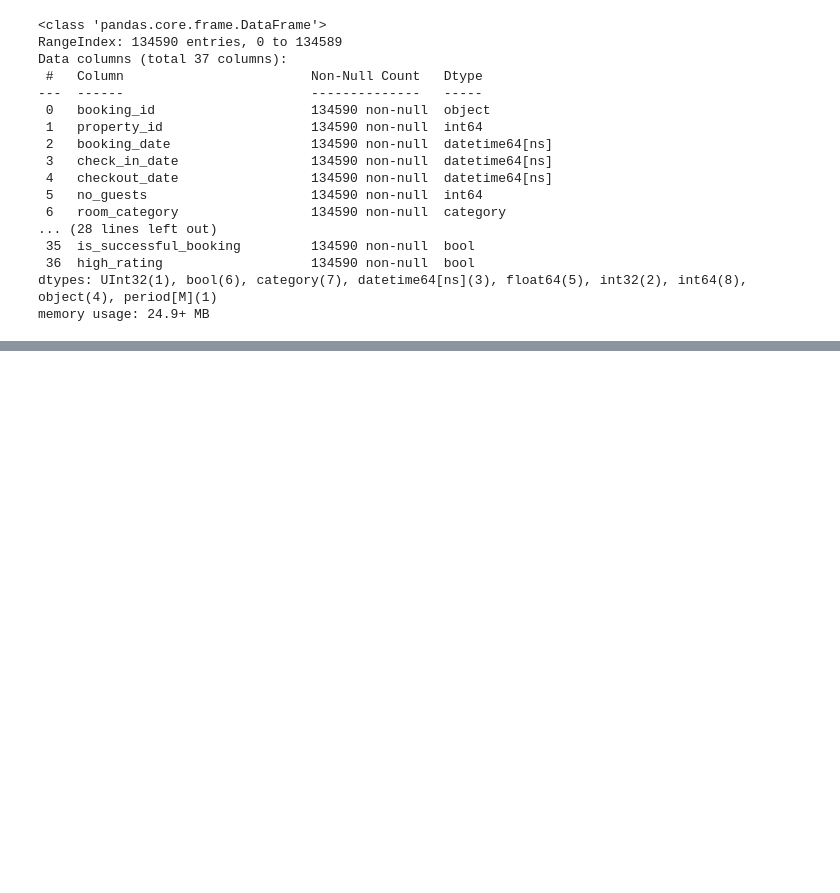
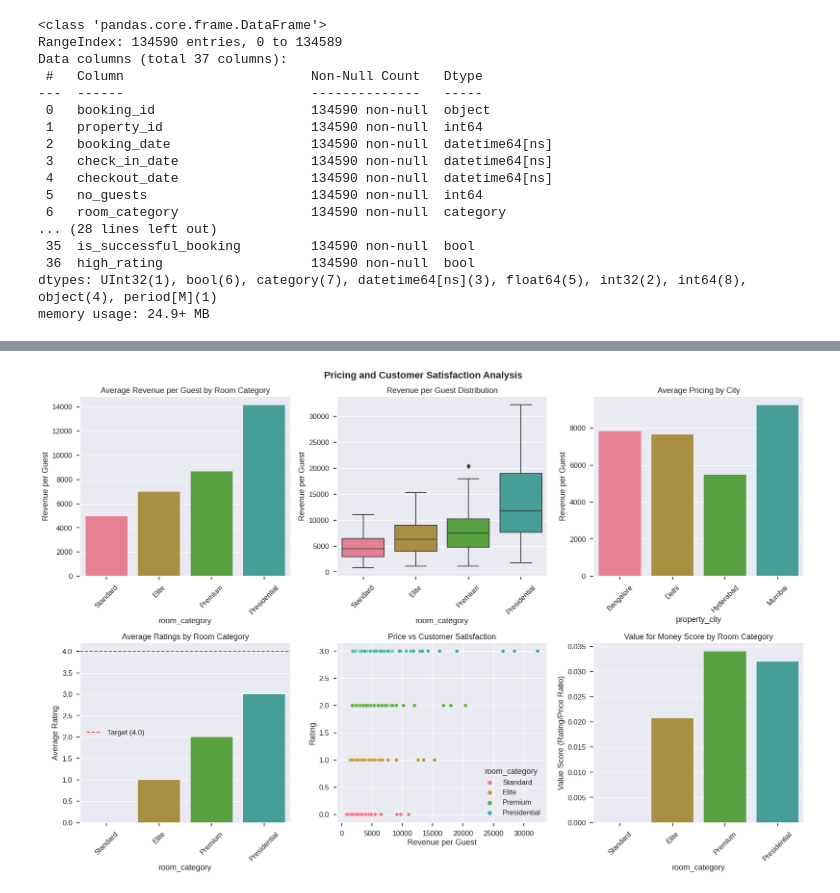
Before and after one commit to VeryVarg/C-A_IITG-Optimising-Revenue, a Jupyter notebook: c-a-iitg-optimising-revenue.ipynb, the cells around one changed output, grey strips where cells are left out. Saved outputs shown, nothing was run; the diff lists cells and outputs as text; code cells hidden in the pictures; blank space fills up the shorter version.

```diff
--- a/c-a-iitg-optimising-revenue.ipynb
+++ b/c-a-iitg-optimising-revenue.ipynb
@@ -463,0 +915,91 @@ memory usage: 24.9+ MB
+# %%
+print("\n=== PRICING AND CUSTOMER SATISFACTION ANALYSIS ===")
+
+if 'revenue_per_guest' in fact_bookings.columns:
+
+    # Create comprehensive pricing visualizations
+    fig, axes = plt.subplots(2, 3, figsize=(18, 12))
+    fig.suptitle('Pricing and Customer Satisfaction Analysis', fontsize=16, fontweight='bold')
+
+    # 1. Average Revenue per Guest by Room Category
+    avg_pricing = fact_bookings.groupby('room_category')['revenue_per_guest'].mean()
+    sns.barplot(data=avg_pricing.reset_index(),
+                x='room_category', y='revenue_per_guest', ax=axes[0,0])
+    axes[0,0].set_title('Average Revenue per Guest by Room Category')
+    axes[0,0].set_ylabel('Revenue per Guest')
+    axes[0,0].tick_params(axis='x', rotation=45)
+
+    # 2. Pricing Distribution
+    sns.boxplot(data=fact_bookings, x='room_category', y='revenue_per_guest', ax=axes[0,1])
+    axes[0,1].set_title('Revenue per Guest Distribution')
+    axes[0,1].set_ylabel('Revenue per Guest')
+    axes[0,1].tick_params(axis='x', rotation=45)
+
+    # 3. City-wise Pricing Comparison
+    if 'property_city' in fact_bookings.columns:
+        city_pricing = fact_bookings.groupby('property_city')['revenue_per_guest'].mean()
+        sns.barplot(data=city_pricing.reset_index(),
+                    x='property_city', y='revenue_per_guest', ax=axes[0,2])
+        axes[0,2].set_title('Average Pricing by City')
+        axes[0,2].set_ylabel('Revenue per Guest')
+        axes[0,2].tick_params(axis='x', rotation=45)
+
+    # 4. Customer Ratings Analysis
+    if 'ratings_given' in fact_bookings.columns:
+        # Rating by room category
+        avg_ratings = fact_bookings.groupby('room_category')['ratings_given'].mean()
+        sns.barplot(data=avg_ratings.reset_index(),
+                    x='room_category', y='ratings_given', ax=axes[1,0])
+        axes[1,0].set_title('Average Ratings by Room Category')
+        axes[1,0].set_ylabel('Average Rating')
+        axes[1,0].tick_params(axis='x', rotation=45)
+        axes[1,0].axhline(y=4.0, color='red', linestyle='--', alpha=0.7, label='Target (4.0)')
+        axes[1,0].legend()
+
+        # 5. Price vs Satisfaction Scatter
+        # Sample data for better visualization
+        sample_data = fact_bookings.sample(n=min(1000, len(fact_bookings)), random_state=42)
+        sns.scatterplot(data=sample_data, x='revenue_per_guest', y='ratings_given',
+                       hue='room_category', ax=axes[1,1], alpha=0.6)
+        axes[1,1].set_title('Price vs Customer Satisfaction')
+        axes[1,1].set_xlabel('Revenue per Guest')
+        axes[1,1].set_ylabel('Rating')
+
+        # 6. Value for Money Analysis
+        if 'ratings_given' in fact_bookings.columns and 'revenue_per_guest' in fact_bookings.columns:
+            # Calculate value score (rating per unit price)
+            fact_bookings['value_score'] = fact_bookings['ratings_given'] / (fact_bookings['revenue_per_guest'] / 100)
+
+            value_analysis = fact_bookings.groupby('room_category')['value_score'].mean()
+            sns.barplot(data=value_analysis.reset_index(),
+                       x='room_category', y='value_score', ax=axes[1,2])
+            axes[1,2].set_title('Value for Money Score by Room Category')
+            axes[1,2].set_ylabel('Value Score (Rating/Price Ratio)')
+            axes[1,2].tick_params(axis='x', rotation=45)
+
+    plt.tight_layout()
+    plt.show()
+
+    # Pricing summary
+    print("Pricing Analysis Summary:")
+    pricing_summary = fact_bookings.groupby('room_category')['revenue_per_guest'].agg(['mean', 'std', 'min', 'max']).round(2)
+    print(pricing_summary)
+
+    # Identify pricing issues
+    if 'ratings_given' in fact_bookings.columns:
+        rating_summary = fact_bookings.groupby('room_category')['ratings_given'].agg(['mean', 'count']).round(2)
+        print(f"\nRating Analysis Summary:")
+        print(rating_summary)
+
+        # Low satisfaction categories
+        low_rated = rating_summary[rating_summary['mean'] < 3.5]
+        if not low_rated.empty:
+            print(f"\n🚨 LOW SATISFACTION CATEGORIES (Below 3.5 rating):")
+            for category in low_rated.index:
+                rating = low_rated.loc[category, 'mean']
+                count = low_rated.loc[category, 'count']
+                print(f"   • {category}: {rating:.2f} rating ({count} reviews)")
+
+else:
+    print("❌ Pricing columns not available")
+# %% [output]
@@ -463,0 +1007 @@ memory usage: 24.9+ MB
+[figure, added]
```
Also changed, not shown: parts of 18 cells of this notebook.
